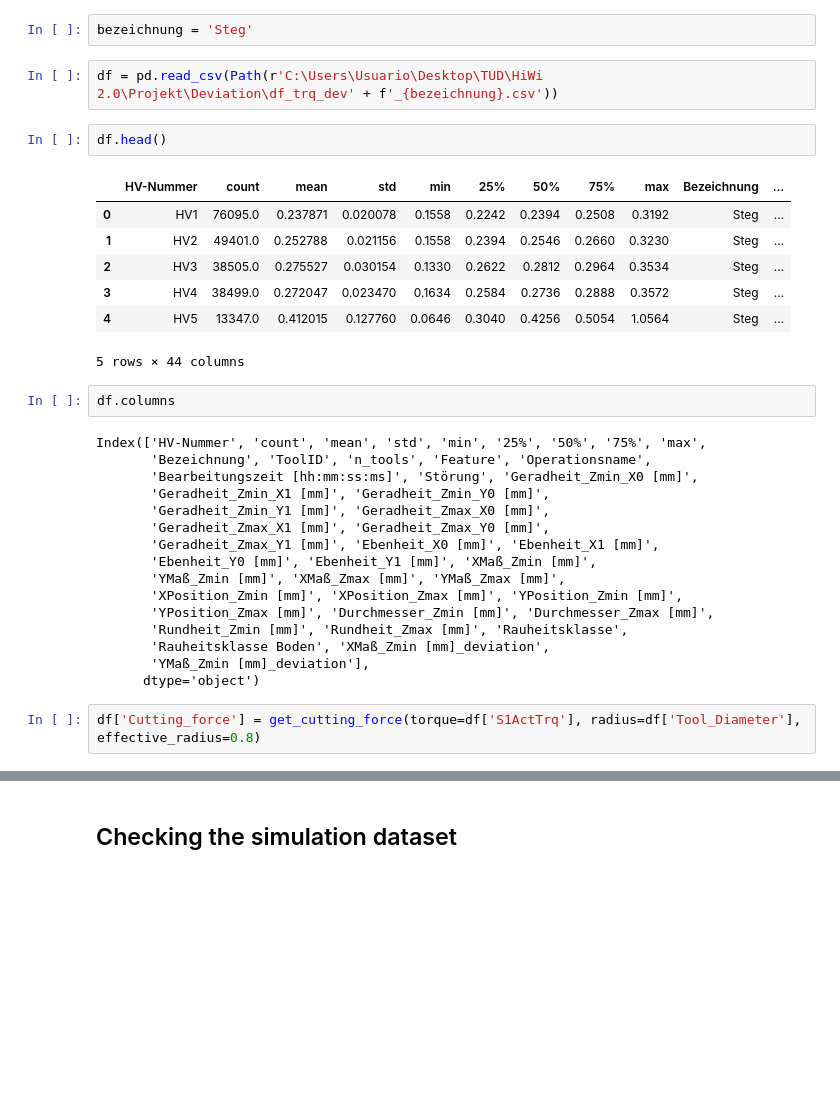
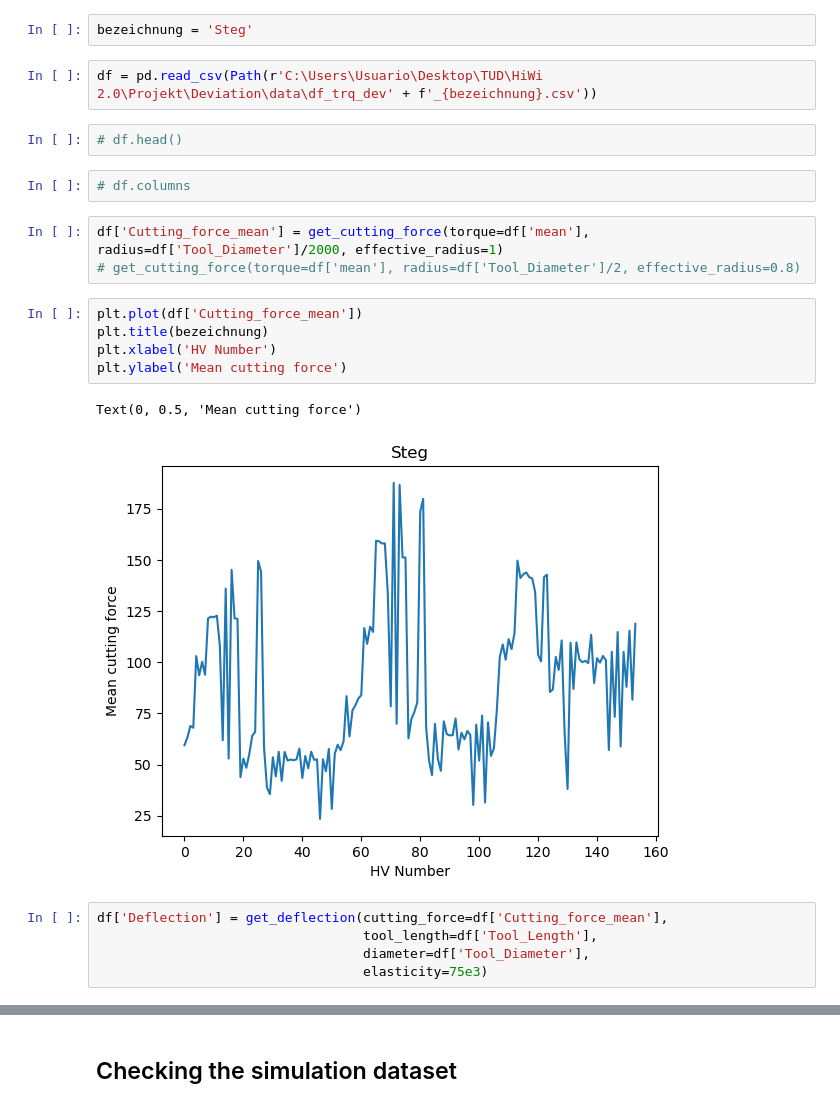
Before and after one commit to Andre-F-B/tool-deflection, a Jupyter notebook: deviation.ipynb, the cells around one changed output, grey strips where cells are left out. Saved outputs shown, nothing was run; the diff lists cells and outputs as text; blank space fills up the shorter version.

Commit message:
Cleaned the code quite a bit and fixed the fact that the corrected torque was not being used for the stats

```diff
--- a/deviation.ipynb
+++ b/deviation.ipynb
@@ -882,34 +889,24 @@ from get_deflection import get_cutting_force, get_deflection
 # %%
 bezeichnung = 'Steg'
 # %%
-df = pd.read_csv(Path(r'C:\Users\Usuario\Desktop\TUD\HiWi 2.0\Projekt\Deviation\df_trq_dev' + f'_{bezeichnung}.csv'))
+df = pd.read_csv(Path(r'C:\Users\Usuario\Desktop\TUD\HiWi 2.0\Projekt\Deviation\data\df_trq_dev' + f'_{bezeichnung}.csv'))
-# %%
-df.head()
-# %% [output]
-|  | HV-Nummer | count | mean | std | min | 25% | 50% | 75% | max | Bezeichnung | ... |
-| 0 | HV1 | 76095.0 | 0.237871 | 0.020078 | 0.1558 | 0.2242 | 0.2394 | 0.2508 | 0.3192 | Steg | ... |
-| 1 | HV2 | 49401.0 | 0.252788 | 0.021156 | 0.1558 | 0.2394 | 0.2546 | 0.2660 | 0.3230 | Steg | ... |
-| 2 | HV3 | 38505.0 | 0.275527 | 0.030154 | 0.1330 | 0.2622 | 0.2812 | 0.2964 | 0.3534 | Steg | ... |
-| 3 | HV4 | 38499.0 | 0.272047 | 0.023470 | 0.1634 | 0.2584 | 0.2736 | 0.2888 | 0.3572 | Steg | ... |
-| 4 | HV5 | 13347.0 | 0.412015 | 0.127760 | 0.0646 | 0.3040 | 0.4256 | 0.5054 | 1.0564 | Steg | ... |
-5 rows × 44 columns
-# %%
-df.columns
-# %% [output]
-Index(['HV-Nummer', 'count', 'mean', 'std', 'min', '25%', '50%', '75%', 'max',
-       'Bezeichnung', 'ToolID', 'n_tools', 'Feature', 'Operationsname',
-       'Bearbeitungszeit [hh:mm:ss:ms]', 'Störung', 'Geradheit_Zmin_X0 [mm]',
-       'Geradheit_Zmin_X1 [mm]', 'Geradheit_Zmin_Y0 [mm]',
-       'Geradheit_Zmin_Y1 [mm]', 'Geradheit_Zmax_X0 [mm]',
-       'Geradheit_Zmax_X1 [mm]', 'Geradheit_Zmax_Y0 [mm]',
-       'Geradheit_Zmax_Y1 [mm]', 'Ebenheit_X0 [mm]', 'Ebenheit_X1 [mm]',
-       'Ebenheit_Y0 [mm]', 'Ebenheit_Y1 [mm]', 'XMaß_Zmin [mm]',
-       'YMaß_Zmin [mm]', 'XMaß_Zmax [mm]', 'YMaß_Zmax [mm]',
-       'XPosition_Zmin [mm]', 'XPosition_Zmax [mm]', 'YPosition_Zmin [mm]',
-       'YPosition_Zmax [mm]', 'Durchmesser_Zmin [mm]', 'Durchmesser_Zmax [mm]',
-       'Rundheit_Zmin [mm]', 'Rundheit_Zmax [mm]', 'Rauheitsklasse',
-       'Rauheitsklasse Boden', 'XMaß_Zmin [mm]_deviation',
-       'YMaß_Zmin [mm]_deviation'],
-      dtype='object')
+# %%
+# df.head()
+# %%
+# df.columns
 # %%
-df['Cutting_force'] = get_cutting_force(torque=df['S1ActTrq'], radius=df['Tool_Diameter'], effective_radius=0.8)
+df['Cutting_force_mean'] = get_cutting_force(torque=df['mean'], radius=df['Tool_Diameter']/2000, effective_radius=1)
+# get_cutting_force(torque=df['mean'], radius=df['Tool_Diameter']/2, effective_radius=0.8)
+# %%
+plt.plot(df['Cutting_force_mean'])
+plt.title(bezeichnung)
+plt.xlabel('HV Number')
+plt.ylabel('Mean cutting force')
+# %% [output]
+Text(0, 0.5, 'Mean cutting force')
+[figure, added]
+# %%
+df['Deflection'] = get_deflection(cutting_force=df['Cutting_force_mean'],
+                                  tool_length=df['Tool_Length'],
+                                  diameter=df['Tool_Diameter'],
+                                  elasticity=75e3)
```
Also changed, not shown: parts of 12 cells of this notebook, 25 other files.
